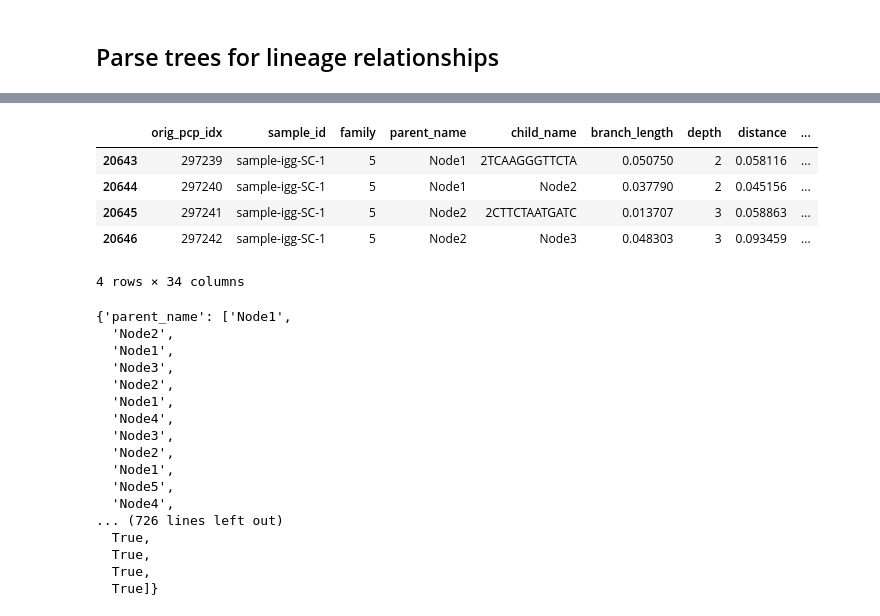
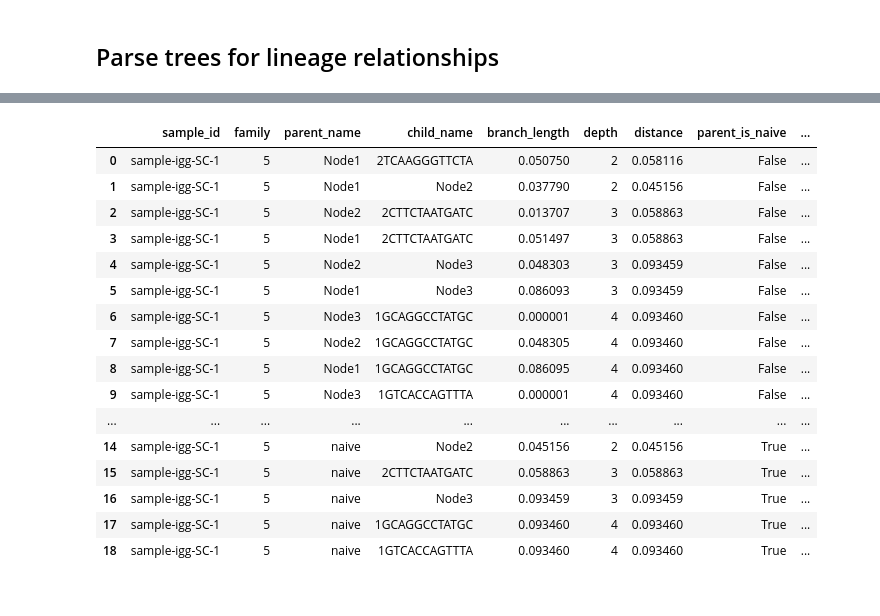
Before and after one commit to matsengrp/dasm-epistasis-experiments, a Jupyter notebook: counts_based_correlation.ipynb, the cells around one changed output, grey strips where cells are left out. Saved outputs shown, nothing was run; the diff lists cells and outputs as text; code cells hidden in the pictures.

```diff
--- a/counts_based_correlation.ipynb
+++ b/counts_based_correlation.ipynb
@@ -1395,9 +1594,20 @@ trees_df
 # %%
-pcp_df[(pcp_df.family == 5) & (pcp_df.sample_id == 'sample-igg-SC-1')][['parent_name', 'child_name']]
+ancestral_pairs_df[(ancestral_pairs_df.family == 5) & (ancestral_pairs_df.sample_id == 'sample-igg-SC-1')]
 # %% [output]
-|  | orig_pcp_idx | sample_id | family | parent_name | child_name | branch_length | depth | distance | ... |
-| 20643 | 297239 | sample-igg-SC-1 | 5 | Node1 | 2TCAAGGGTTCTA | 0.050750 | 2 | 0.058116 | ... |
-| 20644 | 297240 | sample-igg-SC-1 | 5 | Node1 | Node2 | 0.037790 | 2 | 0.045156 | ... |
-| 20645 | 297241 | sample-igg-SC-1 | 5 | Node2 | 2CTTCTAATGATC | 0.013707 | 3 | 0.058863 | ... |
-| 20646 | 297242 | sample-igg-SC-1 | 5 | Node2 | Node3 | 0.048303 | 3 | 0.093459 | ... |
+|  | sample_id | family | parent_name | child_name | branch_length | depth | distance | parent_is_naive | ... |
+| 0 | sample-igg-SC-1 | 5 | Node1 | 2TCAAGGGTTCTA | 0.050750 | 2 | 0.058116 | False | ... |
+| 1 | sample-igg-SC-1 | 5 | Node1 | Node2 | 0.037790 | 2 | 0.045156 | False | ... |
+| 2 | sample-igg-SC-1 | 5 | Node2 | 2CTTCTAATGATC | 0.013707 | 3 | 0.058863 | False | ... |
+| 3 | sample-igg-SC-1 | 5 | Node1 | 2CTTCTAATGATC | 0.051497 | 3 | 0.058863 | False | ... |
+| 4 | sample-igg-SC-1 | 5 | Node2 | Node3 | 0.048303 | 3 | 0.093459 | False | ... |
+| 5 | sample-igg-SC-1 | 5 | Node1 | Node3 | 0.086093 | 3 | 0.093459 | False | ... |
+| 6 | sample-igg-SC-1 | 5 | Node3 | 1GCAGGCCTATGC | 0.000001 | 4 | 0.093460 | False | ... |
+| 7 | sample-igg-SC-1 | 5 | Node2 | 1GCAGGCCTATGC | 0.048305 | 4 | 0.093460 | False | ... |
+| 8 | sample-igg-SC-1 | 5 | Node1 | 1GCAGGCCTATGC | 0.086095 | 4 | 0.093460 | False | ... |
+| 9 | sample-igg-SC-1 | 5 | Node3 | 1GTCACCAGTTTA | 0.000001 | 4 | 0.093460 | False | ... |
+| ... | ... | ... | ... | ... | ... | ... | ... | ... | ... |
+| 14 | sample-igg-SC-1 | 5 | naive | Node2 | 0.045156 | 2 | 0.045156 | True | ... |
+| 15 | sample-igg-SC-1 | 5 | naive | 2CTTCTAATGATC | 0.058863 | 3 | 0.058863 | True | ... |
+| 16 | sample-igg-SC-1 | 5 | naive | Node3 | 0.093459 | 3 | 0.093459 | True | ... |
+| 17 | sample-igg-SC-1 | 5 | naive | 1GCAGGCCTATGC | 0.093460 | 4 | 0.093460 | True | ... |
+| 18 | sample-igg-SC-1 | 5 | naive | 1GTCACCAGTTTA | 0.093460 | 4 | 0.093460 | True | ... |
-4 rows × 34 columns
@@ -1514,20 +1613,0 @@ coldata = create_ancestral_pairs(newick_tree)
-# %%
-coldata
-# %% [output]
-{'parent_name': ['Node1',
-  'Node2',
-  'Node1',
-  'Node3',
-  'Node2',
-  'Node1',
-  'Node4',
-  'Node3',
-  'Node2',
-  'Node1',
-  'Node5',
-  'Node4',
-... (726 lines left out)
-  True,
-  True,
-  True,
-  True]}
```
Also changed, not shown: parts of 15 cells of this notebook.
